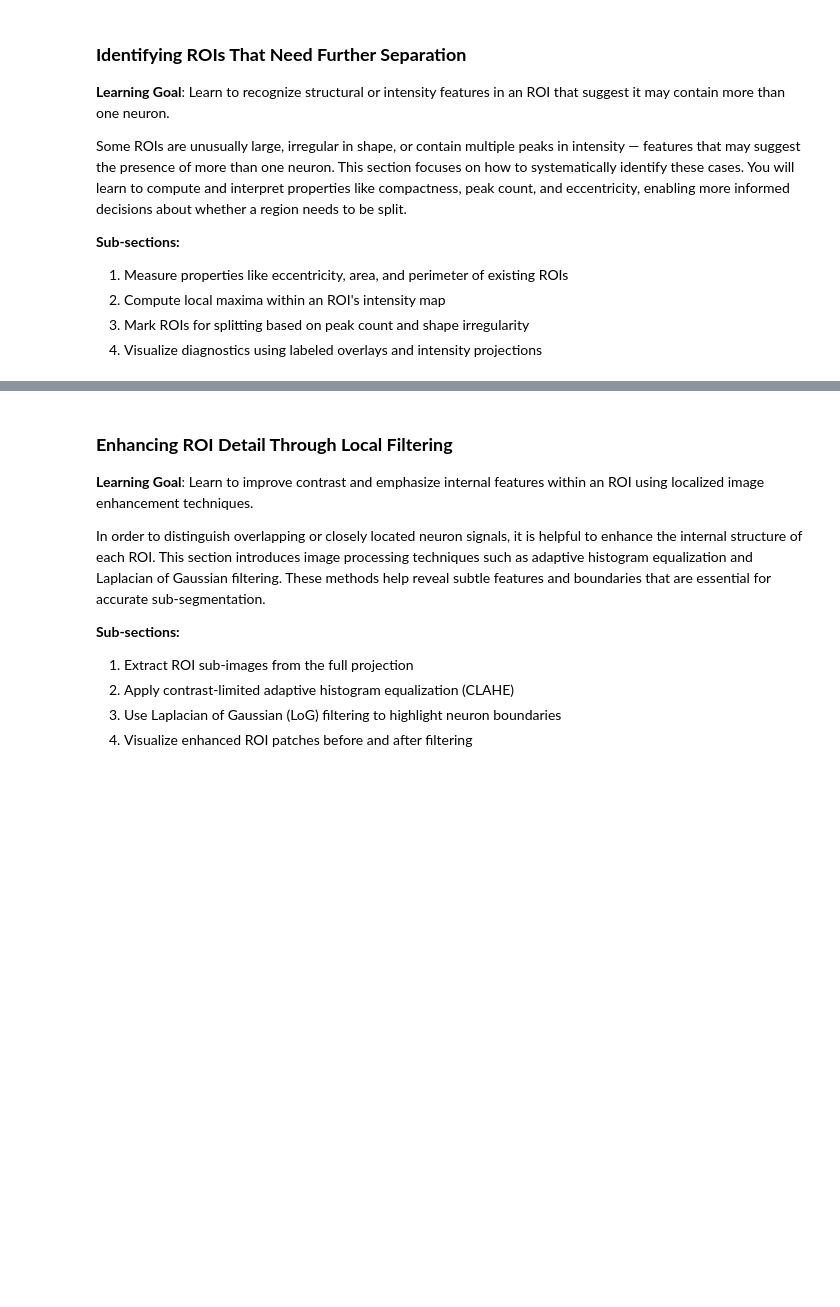
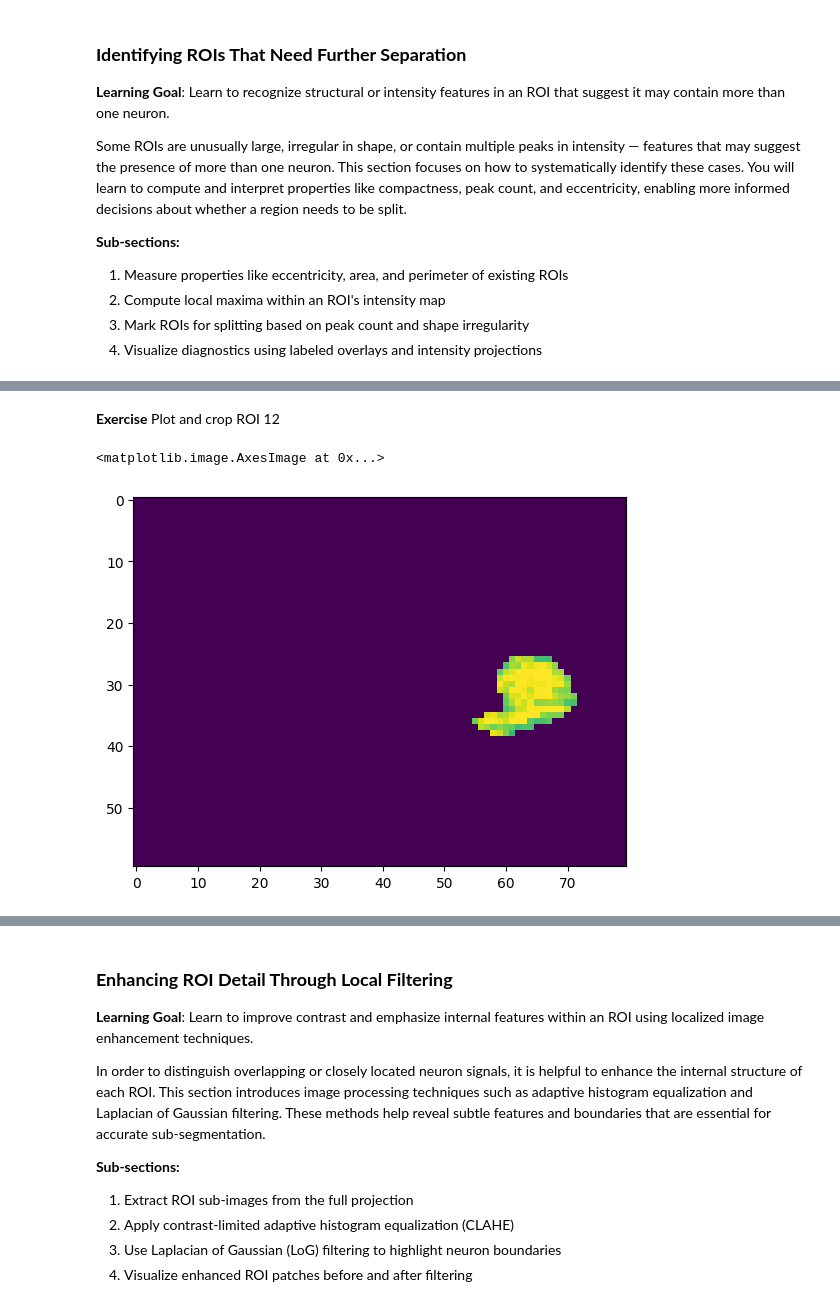
Before and after one commit to sangeethankumar/Courses, a Jupyter notebook: CalciumImaging/Draft1/08. ROI Splitting.ipynb, the cells around one changed output, grey strips where cells are left out. Saved outputs shown, nothing was run; the diff lists cells and outputs as text; code cells hidden in the pictures; blank space fills up the shorter version.

```diff
--- a/CalciumImaging/Draft1/08. ROI Splitting.ipynb
+++ b/CalciumImaging/Draft1/08. ROI Splitting.ipynb
@@ -15,0 +81,9 @@ Some ROIs are unusually large, irregular in shape, or contain multiple peaks in
+# %% [markdown]
+**Exercise** Plot and crop ROI 12
+# %%
+roi = mask == 12
+roi_crop = proj * roi
+plt.imshow(roi_crop)
+# %% [output]
+<matplotlib.image.AxesImage at 0x...>
+[figure, added]
```
Also changed, not shown: parts of 46 cells of this notebook.
